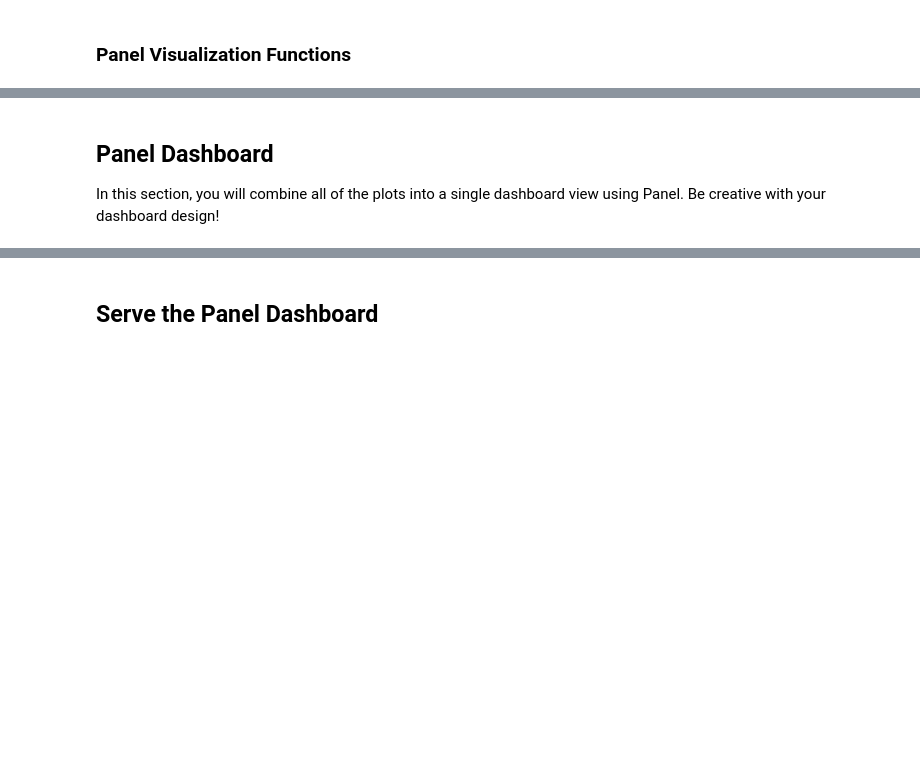
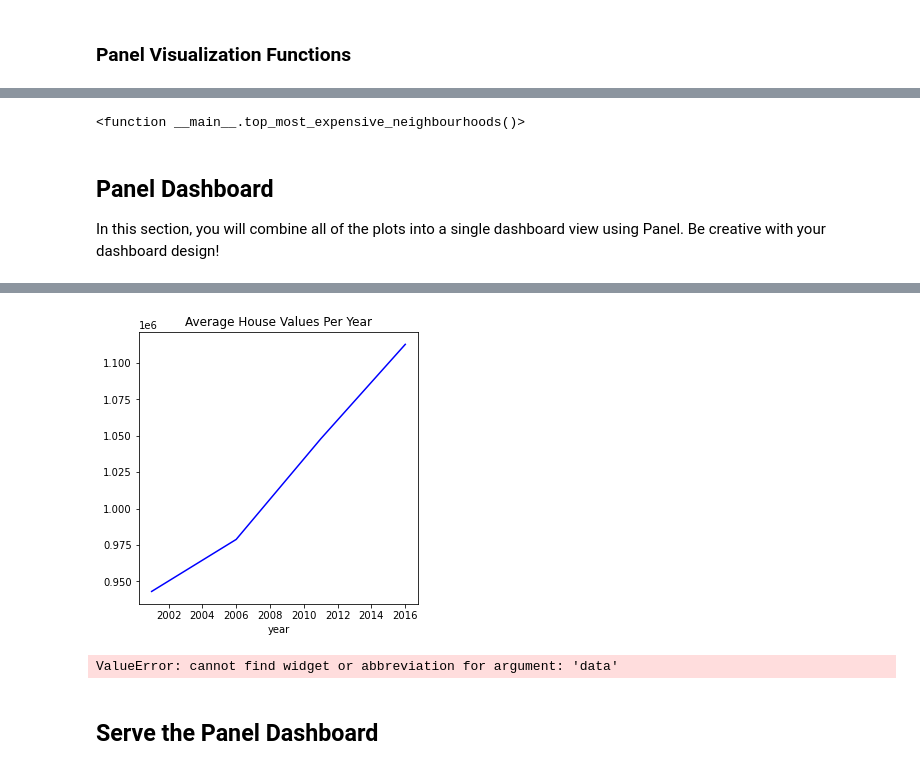
Before and after one commit to jusgou/Homework, a Jupyter notebook: 0324_PyViz/Starter_Code/dashboard.ipynb, the cells around one changed output, grey strips where cells are left out. Saved outputs shown, nothing was run; the diff lists cells and outputs as text; code cells hidden in the pictures; blank space fills up the shorter version.

```diff
--- a/0324_PyViz/Starter_Code/dashboard.ipynb
+++ b/0324_PyViz/Starter_Code/dashboard.ipynb
@@ -49,10 +65,14 @@ Note: Remove any `.show()` lines from the code. We want to return the plots inst
 ### Global available data
 # %%
 # Getting the data from the top 10 expensive neighbourhoods
-# YOUR CODE HERE!
+en = to_data[["neighbourhood", "single_detached_house", "apartment_five_storeys_plus", "movable_dwelling", "semi_detached_house", "row_house", "duplex", "apartment_five_storeys_less", "other_house", "average_house_value"]]
+en = en.reset_index()
+en = en.sort_values(by=["average_house_value"], ascending=False)
+en = en[:11]
 
 # Calculate the mean number of dwelling types units per year
-# YOUR CODE HERE!
+dwelling_types = to_data[["single_detached_house", "apartment_five_storeys_plus", "movable_dwelling", "semi_detached_house", "row_house", "duplex", "apartment_five_storeys_less", "other_house"]]
 
 # Calculate the average monthly shelter costs for owned and rented dwellings
-# YOUR CODE HERE!
+shelter_costs = to_data[["shelter_costs_owned", "shelter_costs_rented"]]
+monthly_costs = shelter_costs.groupby("year").mean()
@@ -110,0 +139,6 @@ def sunburts_cost_analysis():
+# %%
+def average_house_value():
+    """Average house values per year."""
+    yearly_avg = dwelling_types.groupby("year").sum()
+    yearly_avg = yearly_avg.sum(axis = 1)
+    return yearly_avg.plot(figsize=(5,5), kind="line", title="Average House Values Per Year", x="Year", y="Price", color="blue")
@@ -110,0 +167,12 @@ def sunburts_cost_analysis():
+# %%
+def top_most_expensive_neighbourhoods():
+    """Top 10 most expensive neighbourhoods."""
+    en = to_data[["neighbourhood", "single_detached_house", "apartment_five_storeys_plus", "movable_dwelling", "semi_detached_house", "row_house", "duplex", "apartment_five_storeys_less", "other_house", "average_house_value"]]
+    en = en.reset_index()
+    en = en.sort_values(by=["average_house_value"], ascending=False)
+    en = en[:11]
+    return en.hvplot.bar(title="Top 10 Expensive Neighbourhoods in Toronto", width=1000, x="neighbourhood", y="average_house_value", xlabel="Neighbourhood", ylabel="Average House Value")
+# %%
+top_most_expensive_neighbourhoods
+# %% [output]
+<function __main__.top_most_expensive_neighbourhoods()>
@@ -114,14 +185,23 @@ def sunburts_cost_analysis():
 In this section, you will combine all of the plots into a single dashboard view using Panel. Be creative with your dashboard design!
 # %%
 # Create a Title for the Dashboard
-# YOUR CODE HERE!
+column = pn.Column(
+    '# Toronto, ON, Real Estate By Neighbourhood: 2001-2016')
 
 # Define a welcome text
-# YOUR CODE HERE!
-
+#text = pn.Row("## Welcome investors and renters")
+panel = pn.Column(
+    column,
+    #text
+)
+column
 # Create a tab layout for the dashboard
-# YOUR CODE HERE!
-
+tabs = pn.Tabs(
+    #("Welcome", neighbourhood_map),
+    ("Most Expensive Neighbourhoods", top_most_expensive_neighbourhoods()),
+     average_house_value())
+tabs
 
 # Create the main dashboard
 # YOUR CODE HERE!
+# %% [output]
@@ -127,0 +209 @@ In this section, you will combine all of the plots into a single dashboard view
+[figure, added]
@@ -128,3 +220,16 @@ In this section, you will combine all of the plots into a single dashboard view
+# %%
+tabs = pn.Tabs(
+    ("Map", neighbourhood_map),
+    ("Bar Chart", create_bar_chart),
+    ("Line Chart", create_line_chart),
+    ("Average House Value", average_house_value),
+    ("Average Value by Neighbourhood", average_value_by_neighbourhood),
+    ("Number of Dwelling Types Per Year", number_dwelling_types),
+    ("Average house value for all Toronto's neighbourhoods per year", average_house_value_snapshot),
+    ("Top 10 most expensive neighbourhoods", top_most_expensive_neighbourhoods))
+tabs
+# %% [output]
+ValueError: cannot find widget or abbreviation for argument: 'data'
 # %% [markdown]
 ## Serve the Panel Dashboard
 # %%
```
Also changed, not shown: parts of 14 cells of this notebook, 7 other files.
